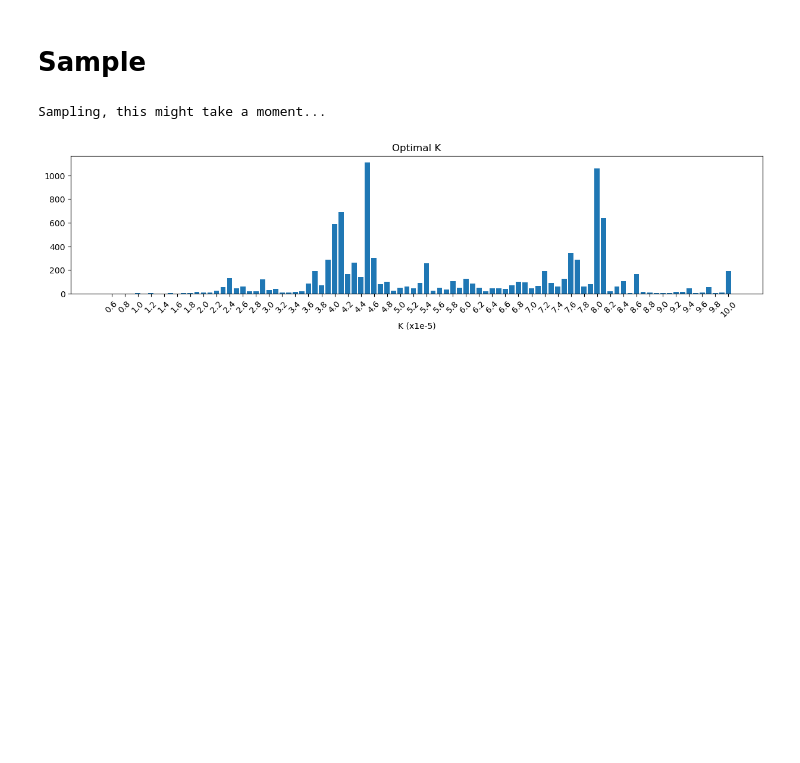
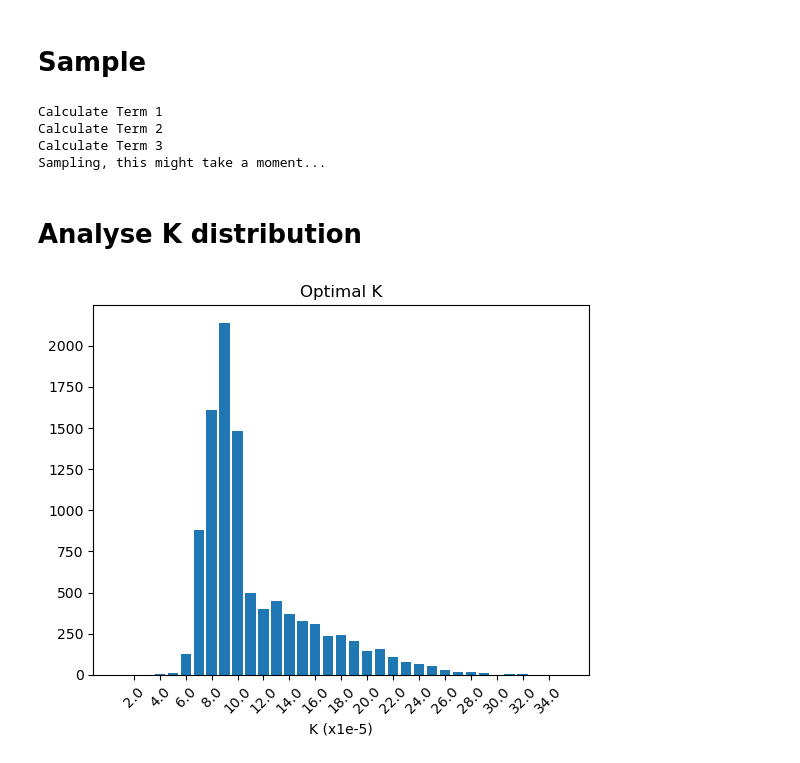
Before and after one commit to ismip/ismip7-antarctic-ocean-forcing, a Jupyter notebook: parameterisations/parameter_selection_quadratic_example.ipynb, the cells around one changed output. Drawn from its saved outputs; the diff is of its cells as text; code cells hidden in the pictures; blank space fills up the shorter version.

Commit message:
Update quadratic example and toolbox to first optimise and then select deltaT, adding plots and analysis (note that pico example has not been updated yet)

```diff
--- a/parameterisations/parameter_selection_quadratic_example.ipynb
+++ b/parameterisations/parameter_selection_quadratic_example.ipynb
@@ -91,18 +172,16 @@ Coordinates:
 # %%
-# Supporting Data
-
 # Load imbie2 basins as used on ISMIP
 basins = xr.load_dataset(os.path.join(data_path, 'imbie2', "basin_numbers_ismip8km.nc"))
-basins = basins.rename({'basinNumber':'basins'}) # basins now start at 0
+basins = basins.rename({'basinNumber':'basins'}) # basins start at 0
 
 nBasins = int(basins.basins.max())
 
 # present-day melting, melt rates from Paolo et al., 2023, error estimates combined from Paolo and Adusumilli et al., 2020
-melt_obs = xr.load_dataset(os.path.join(data_path, 'meltmip','melt_paolo_err_adusumilli_ismip8km.nc')) # Field
-MeltDataImbie = pd.read_csv(os.path.join(data_path, 'meltmip','Melt_Paolo_Err_Adusumilli_imbie2.csv'), index_col=0) # Aggregated per imbier basin
+melt_obs = xr.load_dataset(os.path.join(data_path, 'parameterisations','melt_paolo_err_adusumilli_ismip8km.nc')) # Field
+MeltDataImbie = pd.read_csv(os.path.join(data_path, 'parameterisations','Melt_Paolo_Err_Adusumilli_imbie2.csv'), index_col=0) # Aggregated per imbier basin
 
 # Buttressing Flux Response Numbers, remapped to 8km
-bfrn = xr.load_dataset(os.path.join(data_path, 'meltmip',"BFRN_ismip8km.nc"))
+bfrn = xr.load_dataset(os.path.join(data_path, 'parameterisations',"BFRN_ismip8km_v2.nc"))
 nBins = 10
 # %%
 # Load BedMap3
@@ -120,7 +191,0 @@ mask = bed.floating_frac>0.5
-# %%
-sample_size=1000#0
-w3_spec='none' # 'None'
-min_p1, min_p2, a1,a2,a3, t3_weights = calculate_objective_function('all', sample_size, basins['basins'], mask, bfrn, reso, ice_density, melt_obs, MeltDataImbie, data_path,
-                              pd_ensemble, mathiot_cold_ensemble, mathiot_warm_ensemble,w3_spec)
-# %% [output]
-Sampling, this might take a moment...
@@ -127,21 +194,40 @@ Sampling, this might take a moment...
+# %%
+sample_size=10000
+
+optimise ="all" # "term1", ..
+term2_spec="average" # "average" # "aggregate"
+term3_spec="average" # "average", "aggregate"
+term3_opt="anomaly" # "both", "anomaly"
+w3_spec="none" # "only_cold", "only_warm", works only with "both"
+w3_only_basin= "false" #"false" # 9 for ASE, otherwise put "false"
+average_as="true" # no big effect, can be "true" or "false"
+
+
+min_p1, min_p2, a1,a2,a3 = calculate_objective_function(optimise,term2_spec,term3_spec,term3_opt, w3_spec,w3_only_basin,
+    sample_size, average_as,
+    basins['basins'], mask, bfrn, reso, ice_density, melt_obs, MeltDataImbie, data_path,
+    pd_ensemble, mathiot_cold_ensemble, mathiot_warm_ensemble)
+# %% [output]
+Calculate Term 1
+Calculate Term 2
+Calculate Term 3
+Sampling, this might take a moment...
+# %% [markdown]
+# Analyse K distribution
 # %%
-fig,axes = plt.subplots(1,1, sharex=False, sharey=False, figsize=(15,3))
-ax = axes#.flatten()[0]
+fig,axes = plt.subplots(1,1, sharex=False, sharey=False)
+ax = axes
 
-bin_edges = np.array( np.append(pd_ensemble.p1.values[0]-0.01e-5, pd_ensemble.p1.values+0.01e-5) )
-#bin_edges = 0.5*np.array([1e-6,5e-6,1e-5,1e-4, 2.5e-4, 5e-4, 7.5e-4,1e-3, 2e-3 ] )
-counts, _ = np.histogram(np.array(min_p1), bins= bin_edges)
+bin_edges = np.array( np.append(pd_ensemble.p1.values[0]*0.5, pd_ensemble.p1.values+1e-7) )
+counts, bins = np.histogram(np.array(min_p1), bins= bin_edges)
 positions = np.arange(len(pd_ensemble.p1.values))
 ax.bar(positions, counts, width=0.8)
 labels = np.round(pd_ensemble.p1.values*1e5, 1)
-#labels = pd_ensemble.p1.values#*1e5, 2)
-#ax.set_xticks(positions, labels, rotation=45)
 ax.set_xticks(positions[1::2], labels[1::2], rotation=45)
 ax.set_xlabel('K (x1e-5)')
 ax.set_title('Optimal K')
 
-#ax.set_xlim([pd_ensemble.p1.values[0]*1e5, pd_ensemble.p1.values[-1]*1e5])
-
-plt.savefig(os.path.join(figure_dir,'quadratic_present_day_Hist_Sample'+str(sample_size)+'_.png'))
+#plt.savefig(os.path.join(figure_dir,'Optimise_quadratic_sample'+str(sample_size)+'_'+optimise+'as.png'))
+plt.savefig(os.path.join(figure_dir,'Optimise_quadratic_sample'+str(sample_size)+'_'+optimise+'.png'))
 # %% [output]
-[figure, old version]
+[figure, new version]
```
Also changed, not shown: parts of 50 cells of this notebook, 1 other file.
